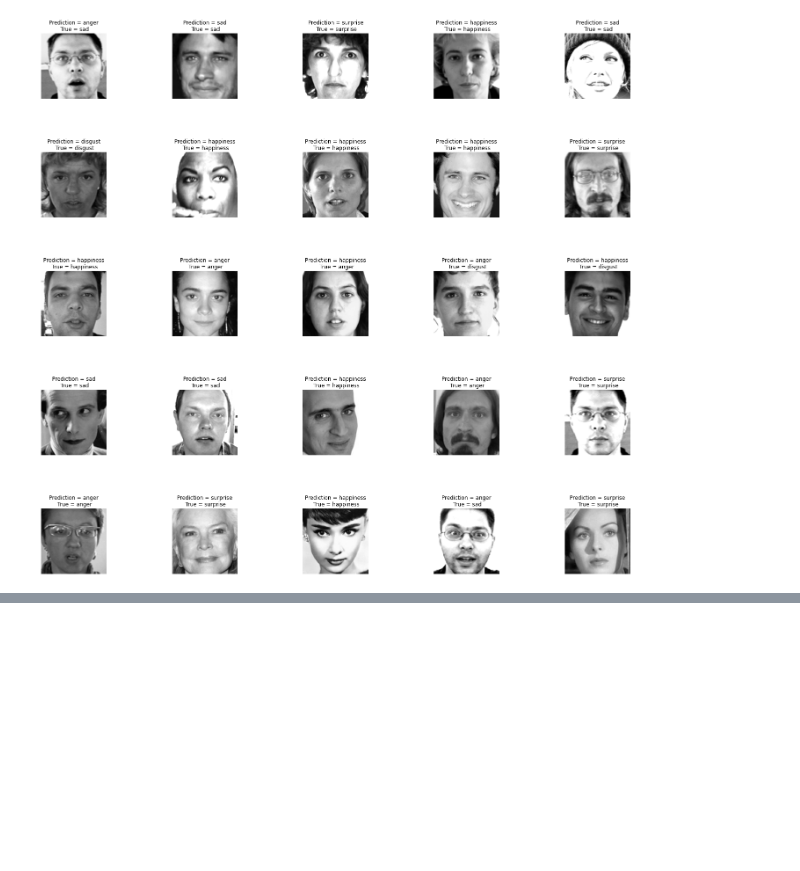
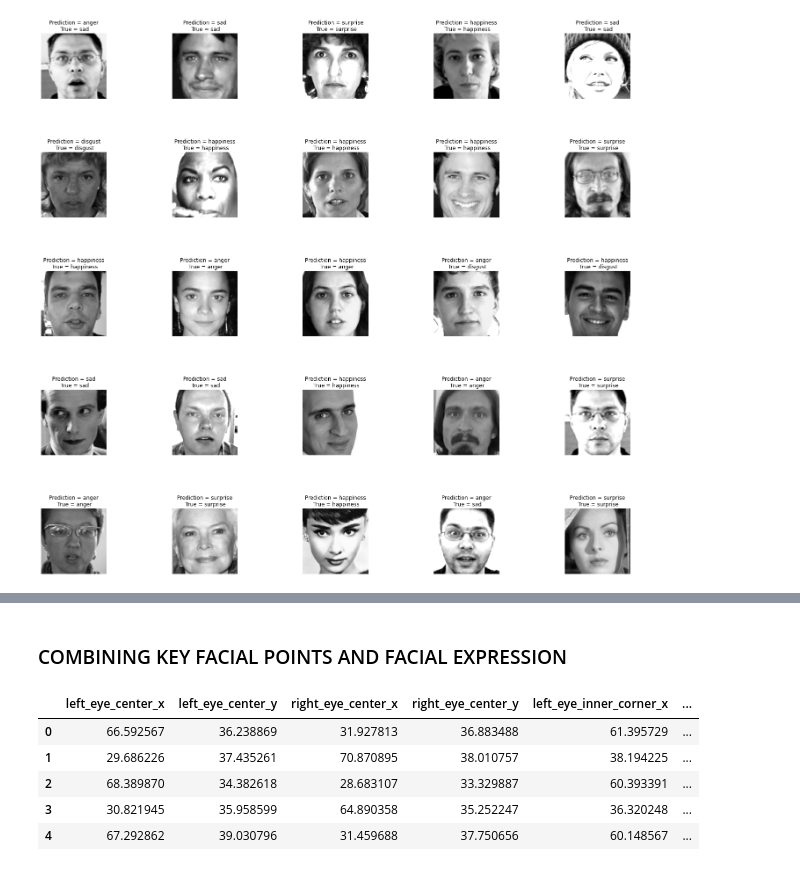
Before and after one commit to Sarjhana/Emotion-AI, a Jupyter notebook: Emotion_AI.ipynb, the cells around one changed output, grey strips where cells are left out. Cells and saved outputs as stored; diff of their text form; code cells hidden in the pictures; blank space fills up the shorter version.

```diff
--- a/Emotion_AI.ipynb
+++ b/Emotion_AI.ipynb
@@ -723,0 +739,2 @@ plt.subplots_adjust(wspace = 1)
+# %% [markdown]
+### COMBINING KEY FACIAL POINTS AND FACIAL EXPRESSION
@@ -723,0 +762,9 @@ plt.subplots_adjust(wspace = 1)
+# %%
+df_predict.head()
+# %% [output]
+|  | left_eye_center_x | left_eye_center_y | right_eye_center_x | right_eye_center_y | left_eye_inner_corner_x | ... |
+| 0 | 66.592567 | 36.238869 | 31.927813 | 36.883488 | 61.395729 | ... |
+| 1 | 29.686226 | 37.435261 | 70.870895 | 38.010757 | 38.194225 | ... |
+| 2 | 68.389870 | 34.382618 | 28.683107 | 33.329887 | 60.393391 | ... |
+| 3 | 30.821945 | 35.958599 | 64.890358 | 35.252247 | 36.320248 | ... |
+| 4 | 67.292862 | 39.030796 | 31.459688 | 37.750656 | 60.148567 | ... |
```
Also changed, not shown: parts of 22 cells of this notebook.
